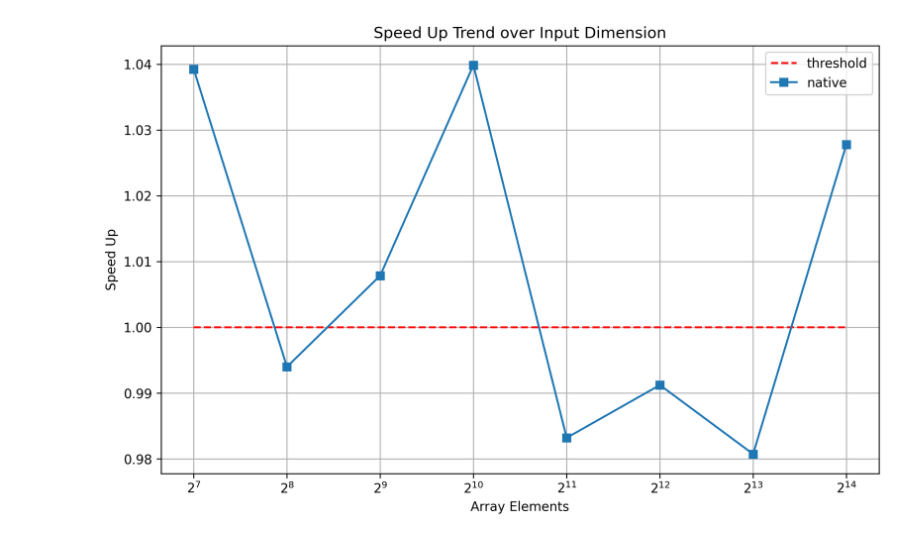
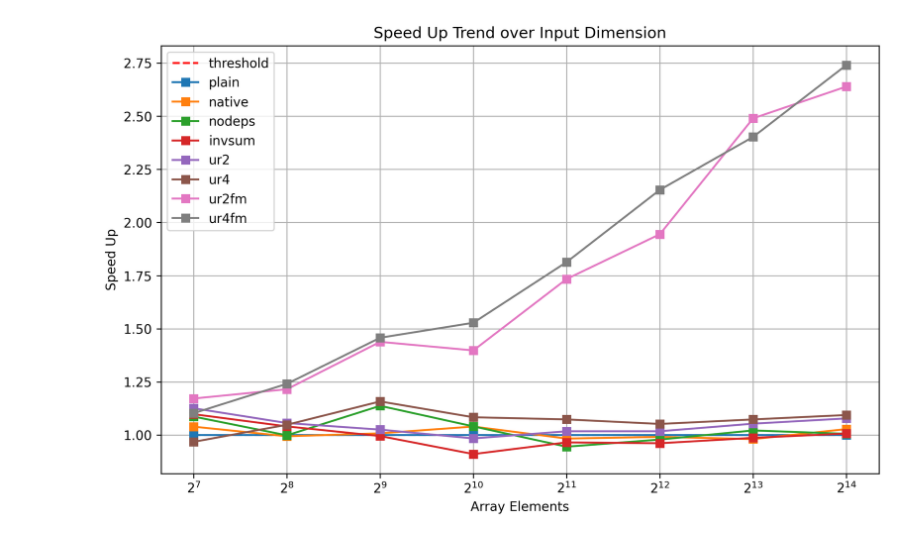
Before and after one commit to FedericoBustaffa/master, a Jupyter notebook: spm/assignment1/notebook.ipynb, the cells around one changed output. Cells and saved outputs as stored; diff of their text form; code cells hidden in the pictures.

```diff
--- a/spm/assignment1/notebook.ipynb
+++ b/spm/assignment1/notebook.ipynb
@@ -45,3 +59,0 @@ plot_time(df, ["plain", "native"])
-# %%
-df["native_su"] = df["plain"] / df["native"]
-df
@@ -78,0 +60,7 @@ elements & plain & native \\
+# %%
+speedup_df = df.copy()
+for c in speedup_df.columns:
+    if c != "elements":
+        speedup_df[c] = df["plain"] / df[c]
+
+speedup_df
@@ -79,24 +77,20 @@ elements & plain & native \\
 # %%
-def plot_speedup(df: pd.DataFrame, labels: list[str]):
-    plt.figure(figsize=(10, 6), dpi=300)
-    plt.title("Speed Up Trend over Input Dimension")
+plt.figure(figsize=(10, 6), dpi=300)
+plt.title("Speed Up Trend over Input Dimension")
 
-    # threshold of good speed up
-    plt.plot([128, 16384], [1.0, 1.0], "r--", label="threshold")
+# threshold of good speed up
+plt.plot([128, 16384], [1.0, 1.0], "r--", label="threshold")
 
-    for label in labels:
-        plt.plot(df["elements"], df[f"{label}_su"], marker="s", label=label)
+for label in labels:
+    plt.plot(speedup_df["elements"], speedup_df[label], marker="s", label=label)
 
-    plt.xlabel("Array Elements")
-    plt.ylabel(r"Speed Up")
+plt.xlabel("Array Elements")
+plt.ylabel("Speed Up")
 
-    plt.xscale("log", base=2)
-    plt.grid()
-    plt.legend()
-    plt.savefig("speed_up.svg")
-    plt.show()
-
-
-plot_speedup(df,["native"])
+plt.xscale("log", base=2)
+plt.grid()
+plt.legend()
+plt.savefig("speed_up.svg")
+plt.show()
 # %% [output]
-[figure, old version]
+[figure, new version]
```
Also changed, not shown: parts of 6 cells of this notebook, 3 other files.
